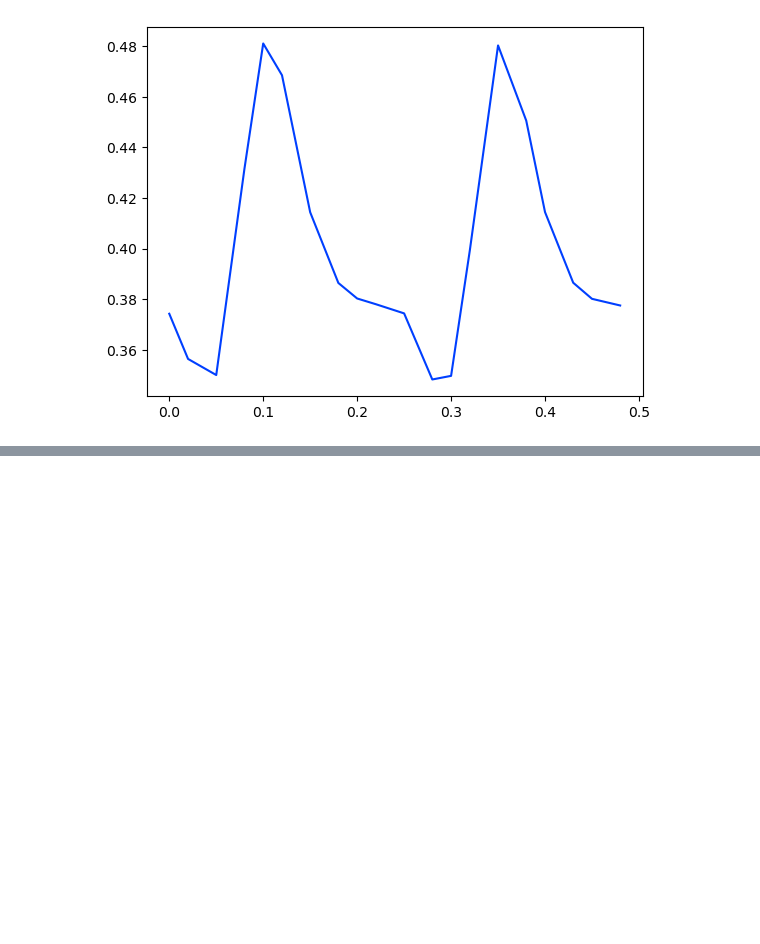
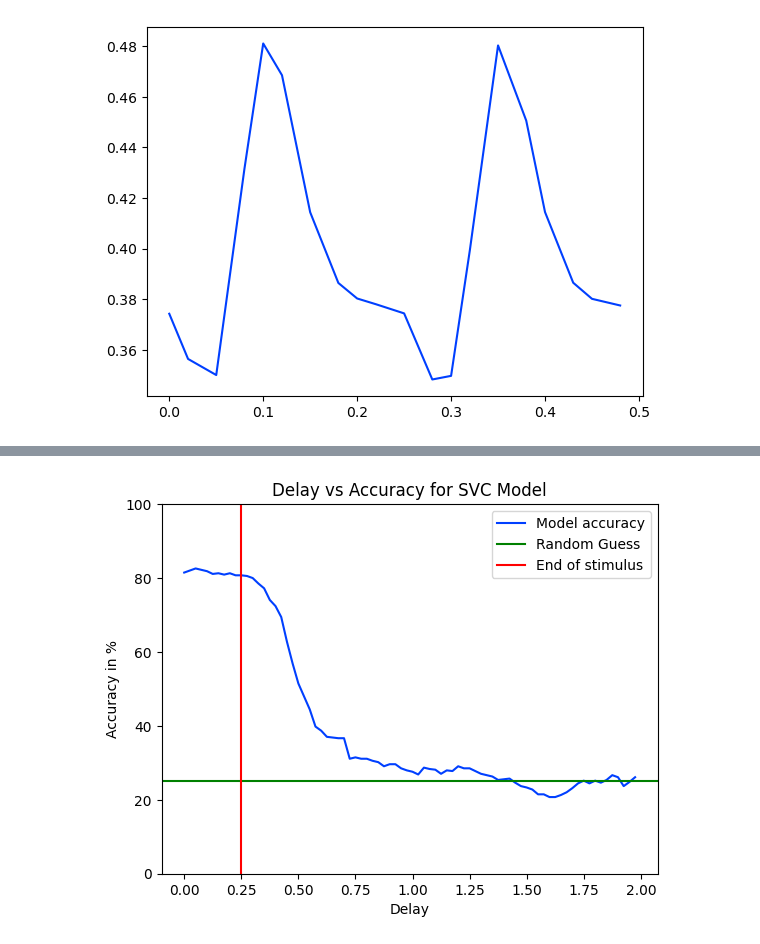
Before and after one commit to daniyarzt/neuromodelling, a Jupyter notebook: notebooks/classification_with_time_delay.ipynb, the cells around one changed output, grey strips where cells are left out. Drawn from its saved outputs; the diff is of its cells as text; code cells hidden in the pictures; blank space fills up the shorter version.

```diff
--- a/notebooks/classification_with_time_delay.ipynb
+++ b/notebooks/classification_with_time_delay.ipynb
@@ -523,0 +631,5 @@ plt.plot(delays, variance_hm[0])
+# %%
+#Get Drifting Gratings Contrast data
+
+drifting_gratings_contrast = oursession.get_stimulus_table("drifting_gratings_contrast")
+drifting_gratings_contrast.head()
@@ -523,0 +683,5 @@ plt.plot(delays, variance_hm[0])
+# %%
+delays = np.arange(0.0, 2.0, 0.025)
+accuracies = []
+for delay in delays:
+    accuracies.append(experiment_with_delay(delay, "drifting_gratings_contrast", drifting_gratings_contrast))
@@ -523,0 +706,14 @@ plt.plot(delays, variance_hm[0])
+# %%
+# plot the graph
+
+plt.ylim(0, 100)
+plt.xlabel('Delay')
+plt.ylabel('Accuracy in %')
+plt.title('Delay vs Accuracy for SVC Model')
+plt.plot(delays, accuracies, label = 'Model accuracy')
+plt.axline((0.25, 25), (0.5, 25), color = 'green', label = 'Random Guess')
+plt.axvline(0.25, 0, 30, color = 'red', label = 'End of stimulus')
+plt.legend()
+plt.show()
+# %% [output]
+[figure, added]
```
Also changed, not shown: parts of 24 cells of this notebook.
